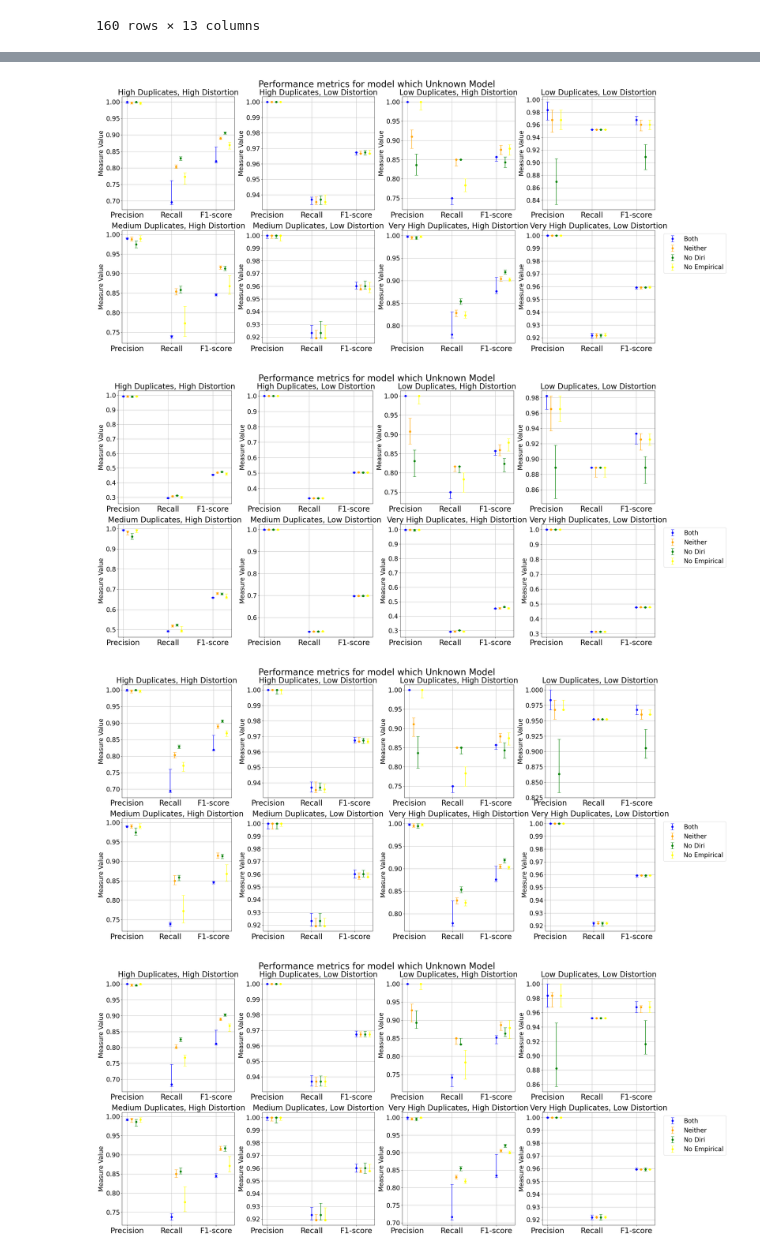
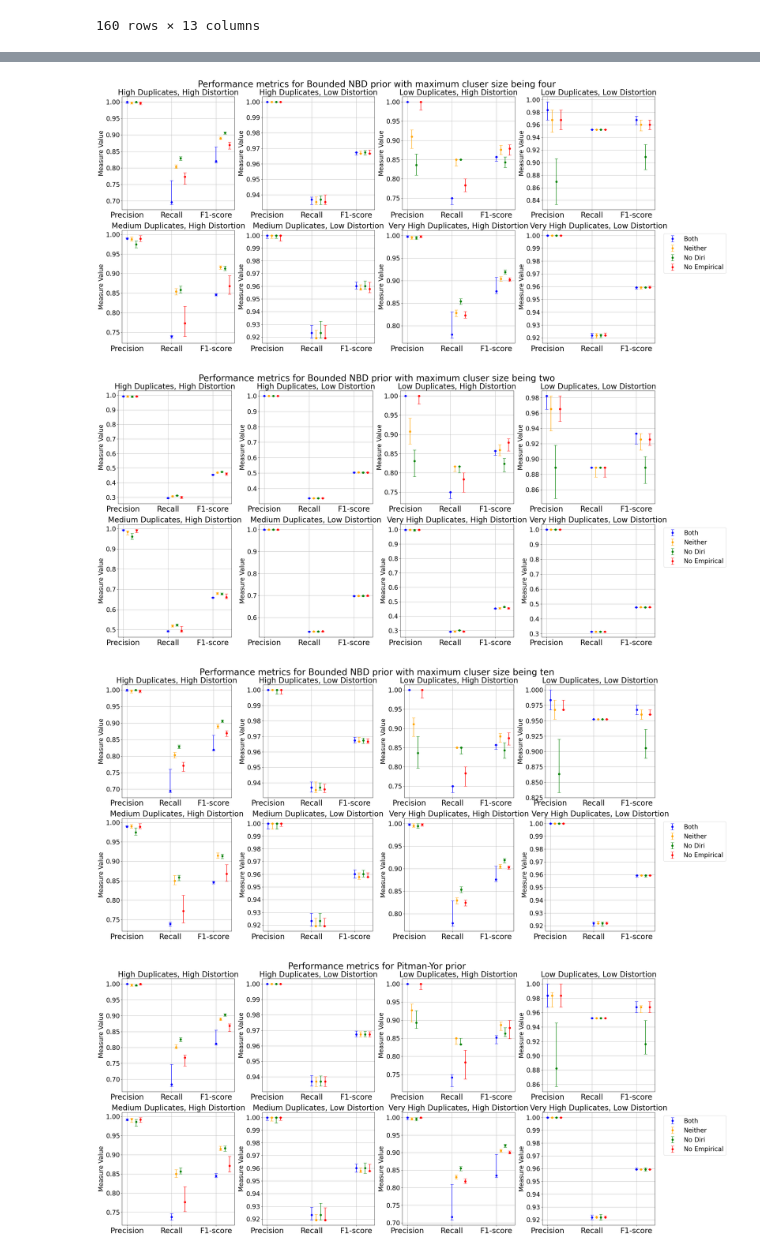
Before and after one commit to Emily0630/exchanger_data_collector, a Jupyter notebook: plot_BNBD.ipynb, the cells around one changed output, grey strips where cells are left out. Cells and saved outputs as stored; diff of their text form; code cells hidden in the pictures.

Commit message:
finish plotting 5k, to solve data counting

```diff
--- a/plot_BNBD.ipynb
+++ b/plot_BNBD.ipynb
@@ -113,10 +123,11 @@ new_clean_data
 # Starting with "No Diri" model
 
 title_mapping = {
-    "Both": "uses the Dirichlet Process and empirical frequencies for distortion distribution",
-    "No Diri": "doesn't use the Dirichlet Process for distortion distribution but uses empirical frequencies",
-    "No Empirical": "uses the Dirichlet Process for distortion distribution and doesn't use empirical frequencies",
-    "Neither": "doesn't use the Dirichlet Process or empirical frequencies for distortion distribution"
+    "BNBD4": "Bounded NBD prior with maximum cluser size being four",
+    "BNBD2": "Bounded NBD prior with maximum cluser size being two",
+    "BNBD10": "Bounded NBD prior with maximum cluser size being ten",
+    "Pitman": "Pitman-Yor prior",
+    "uniform": "Uniform prior"
 }
 
 df = new_clean_data
@@ -133,7 +144,7 @@ for p, prior in enumerate(priors):
     duplicates_levels = filtered_data['duplicates_level'].unique()
     distortion_levels = filtered_data['distortion_level'].unique()
 
-    colors = {0: 'blue', 1: 'orange', 2: 'green', 3:"yellow", 4:"red"}
+    colors = {0: 'blue', 1: 'orange', 2: 'green', 3:"red"}
 
 
 
@@ -160,35 +171,35 @@ for p, prior in enumerate(priors):
 
                     upper_bound =  subset[upper_bound] - subset[metric]
                     lower_bound = subset[metric] - subset[lower_bound]
                     if upper_bound.iloc[0]<0.001:
                         upper_bound.iloc[0] = 0
                     if lower_bound.iloc[0]<0.001:
                         lower_bound.iloc[0] = 0
 
 
                     x_values = [m * 0.1 + i]
                     plt.errorbar(x_values, subset[metric], yerr=[lower_bound, upper_bound], fmt='o', capsize=5, color=colors[m], label=f'{model}')
                     plt.yticks(fontsize=20)
                     plt.xticks(ticks=range(3), labels=["Precision", "Recall", "F1-score"], fontsize=24)
                     plt.title(f'{dup_level} Duplicates, {dist_level} Distortion', fontsize=24)
                     plt.ylabel("Measure Value", fontsize=20)
                     plt.grid(True)
 
     plt.tight_layout()
     handles, labels = plt.gca().get_legend_handles_labels()
     unique_legend = dict(zip(labels, handles))
 
     # Now call plt.legend() with the unique handles and labels
     plt.legend(unique_legend.values(), unique_legend.keys(), bbox_to_anchor=(1.05, 1), loc='upper left', fontsize=20)
     # plt.legend(bbox_to_anchor=(1.05, 1), loc='upper left')
-    plt.suptitle(f"Performance metrics for model which {title_mapping.get(prior, 'Unknown Model')}", fontsize=28, y=1.02)
+    plt.suptitle(f"Performance metrics for {title_mapping.get(prior, 'Unknown Model')}", fontsize=28, y=1.02)
 
     # Save the plot for "No Diri"
     no_diri_plot_path = f"plots/model_{prior}_plot.png"
     plt.savefig(no_diri_plot_path, bbox_inches='tight')
     # no_diri_plot_path
 # %% [output]
-[figure, old version]
+[figure, new version]
-[figure, old version]
+[figure, new version]
-[figure, old version]
+[figure, new version]
-[figure, old version]
+[figure, new version]
```
Also changed, not shown: parts of 2 cells of this notebook, 5 other files.
